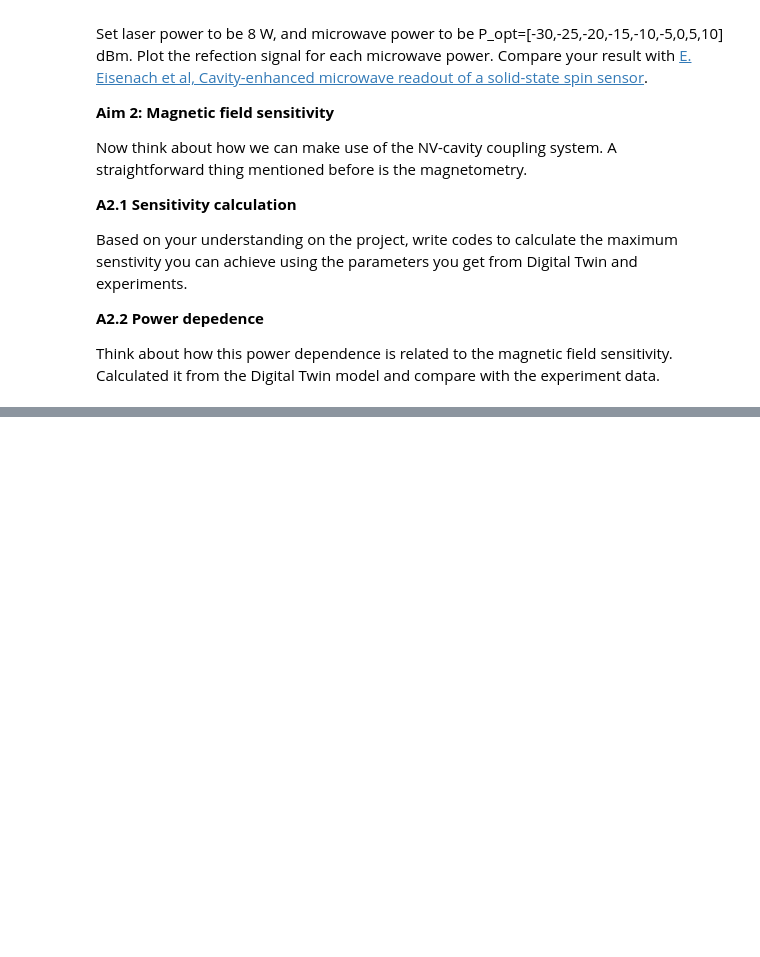
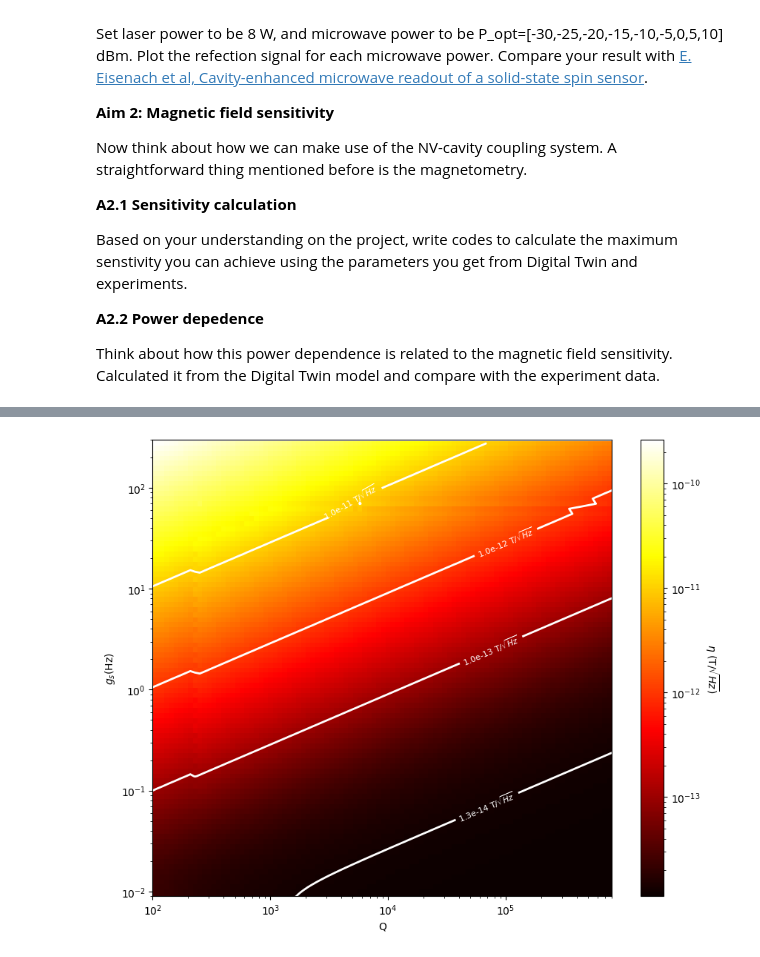
Before and after one commit to JackRich1/NV-cavity-QED, a Jupyter notebook: Cavity_QED_Sensor.ipynb, the cells around one changed output, grey strips where cells are left out. Cells and saved outputs as stored; diff of their text form; code cells hidden in the pictures; blank space fills up the shorter version.

```diff
--- a/Cavity_QED_Sensor.ipynb
+++ b/Cavity_QED_Sensor.ipynb
@@ -347,0 +407,28 @@ plt.show()
+# %%
+import matplotlib.pyplot as plt
+import numpy as np
+from matplotlib.colors import LogNorm
+
+X, Y = np.meshgrid(Qlist, np.sqrt(energy * (28e9)**2 * mu0 / 3 / Vlist))
+plt.figure(figsize=(10, 8))
+plt.pcolormesh(X,Y, sensitivity, shading='auto', norm=LogNorm(), cmap='hot')
+
+# Add color bar and label it
+cbar = plt.colorbar()
+cbar.set_label(r'$\eta$ (T/$\sqrt{Hz}$)', rotation=270, labelpad=20)
+
+contour = plt.contour(X,Y, sensitivity, levels=[1.3e-14, 1e-13, 1e-12, 1e-11], colors='w', linewidths=2)
+
+plt.xscale('log')
+plt.yscale('log')
+plt.xlim([1e2, 8e5])
+plt.ylim([9e-3, 300])
+plt.ylabel(r'$g_{s}$(Hz)')
+plt.xlabel('Q')
+def fmt(x):
+    return f'{x:.1e} T/$\sqrt{{Hz}}$'  # Replace 'units' with your desired unit
+plt.clabel(contour, inline=True, fontsize=8, fmt=fmt)
+
+plt.show()
+# %% [output]
+[figure, added]
```
Also changed, not shown: parts of 9 cells of this notebook, 1 other file.
